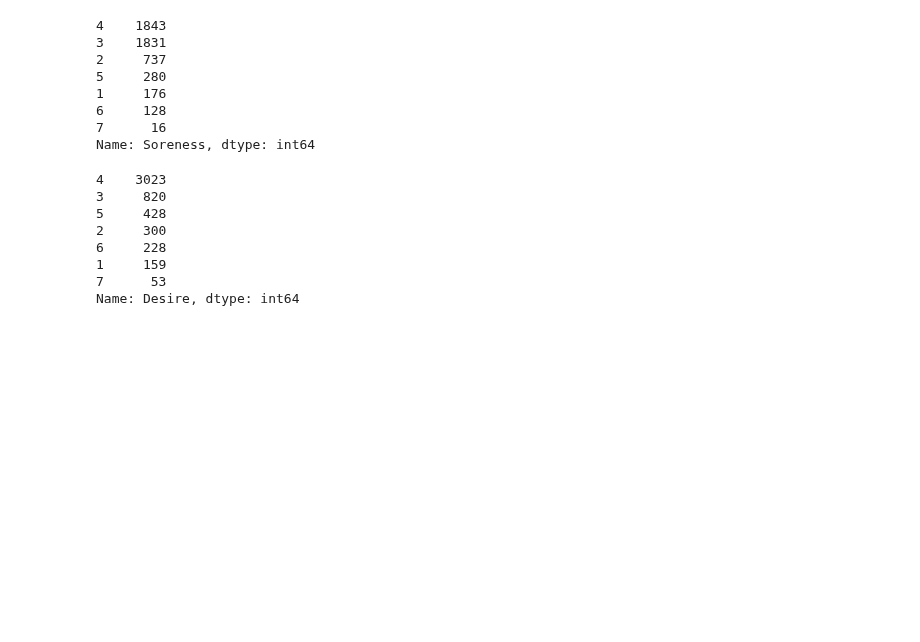
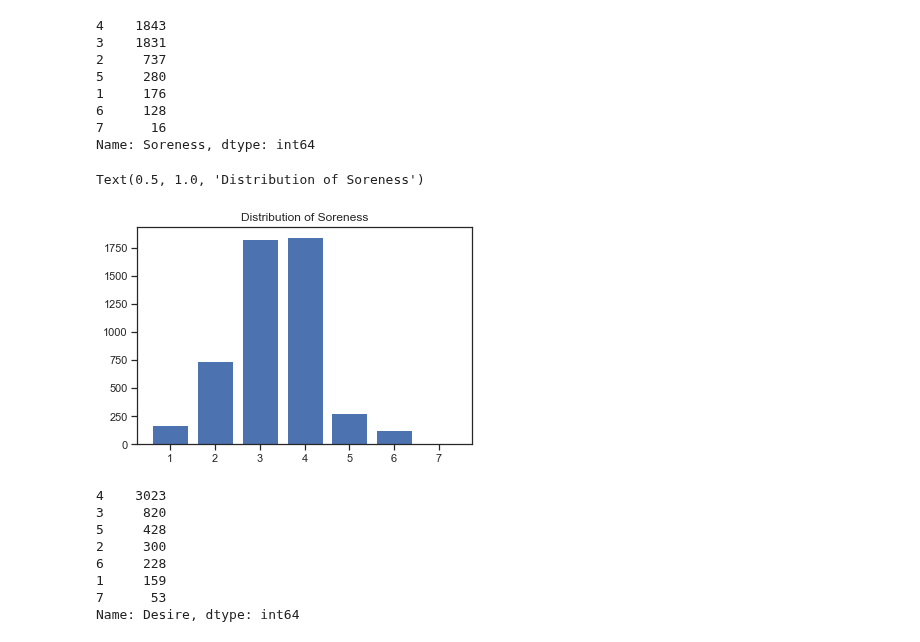
Before and after one commit to JoeRoussy/sta2453-project-1, a Jupyter notebook: wellness_factor_analysis_joe.ipynb, the cells around one changed output. Drawn from its saved outputs; the diff is of its cells as text; code cells hidden in the pictures; blank space fills up the shorter version.

```diff
--- a/wellness_factor_analysis_joe.ipynb
+++ b/wellness_factor_analysis_joe.ipynb
@@ -66,6 +74,12 @@ wellness_df['Soreness'].value_counts()
 6     128
 7      16
 Name: Soreness, dtype: int64
+# %%
+plt.bar(np.sort(wellness_df['Soreness'].unique()), wellness_df['Soreness'].value_counts().sort_index())
+plt.title('Distribution of Soreness')
+# %% [output]
+Text(0.5, 1.0, 'Distribution of Soreness')
+[figure, added]
 # %%
 wellness_df['Desire'].value_counts()
 # %% [output]
```
Also changed, not shown: parts of 111 cells of this notebook.
